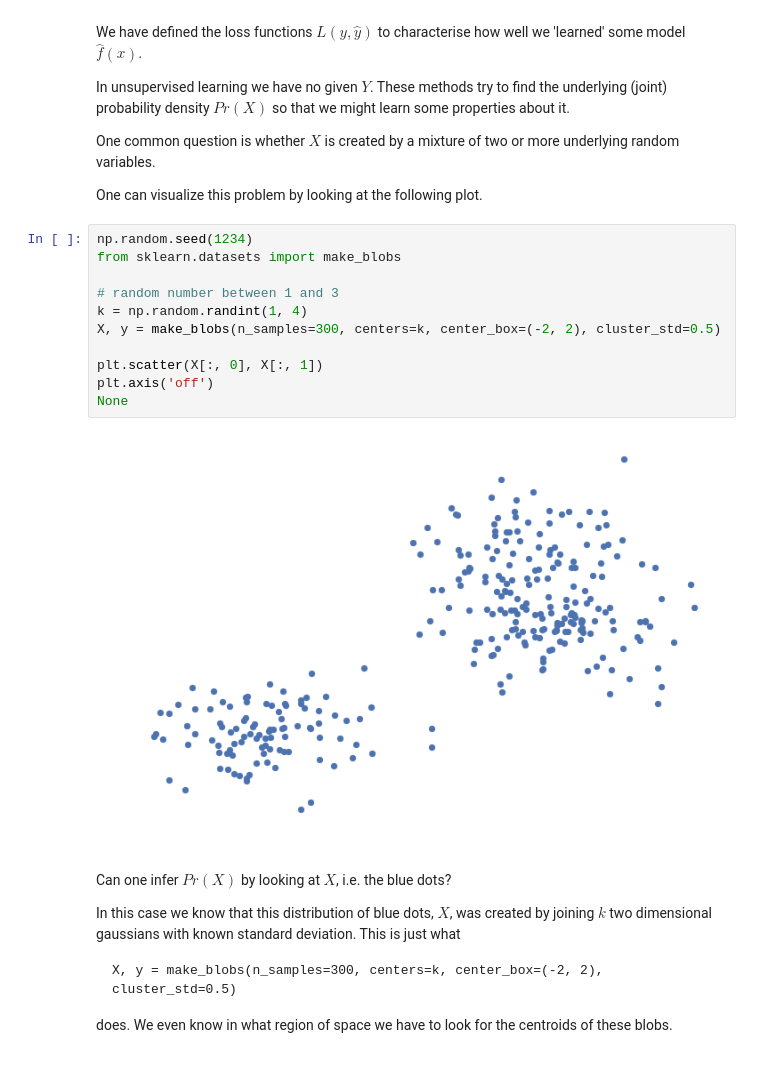
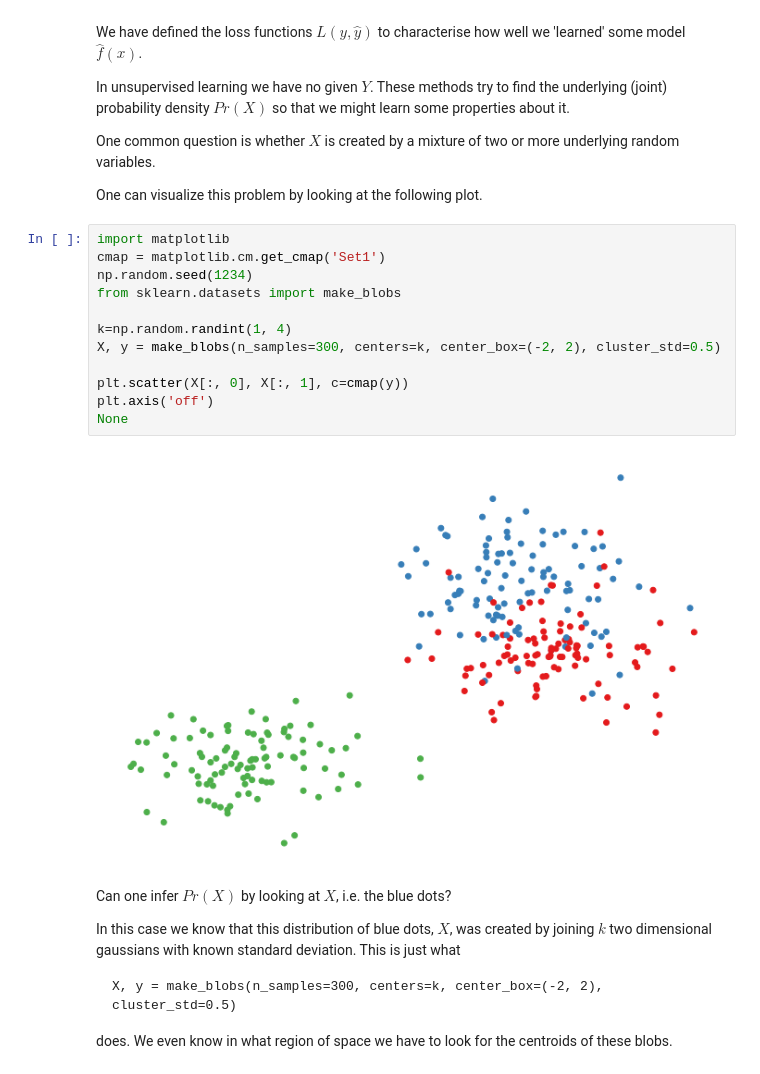
Before and after one commit to ftorradeflot/PythonMasterIFAE, a Jupyter notebook: sklearn.ipynb, the cells around one changed output. Cells and saved outputs as stored; diff of their text form.

```diff
--- a/sklearn.ipynb
+++ b/sklearn.ipynb
@@ -787,18 +780,19 @@ One common question is whether $X$ is created by a mixture of two or more underl
 
 One can visualize this problem by looking at the following plot.
 # %%
+import matplotlib
+cmap = matplotlib.cm.get_cmap('Set1')
 np.random.seed(1234)
 from sklearn.datasets import make_blobs
 
-# random number between 1 and 3
-k = np.random.randint(1, 4)
+k=np.random.randint(1, 4)
 X, y = make_blobs(n_samples=300, centers=k, center_box=(-2, 2), cluster_std=0.5)
 
-plt.scatter(X[:, 0], X[:, 1])
+plt.scatter(X[:, 0], X[:, 1], c=cmap(y))
 plt.axis('off')
 None
 # %% [output]
-[figure, old version]
+[figure, new version]
 # %% [markdown]
 Can one infer $Pr(X)$ by looking at $X$, i.e. the blue dots?
 
```
Also changed, not shown: parts of 38 cells of this notebook.
